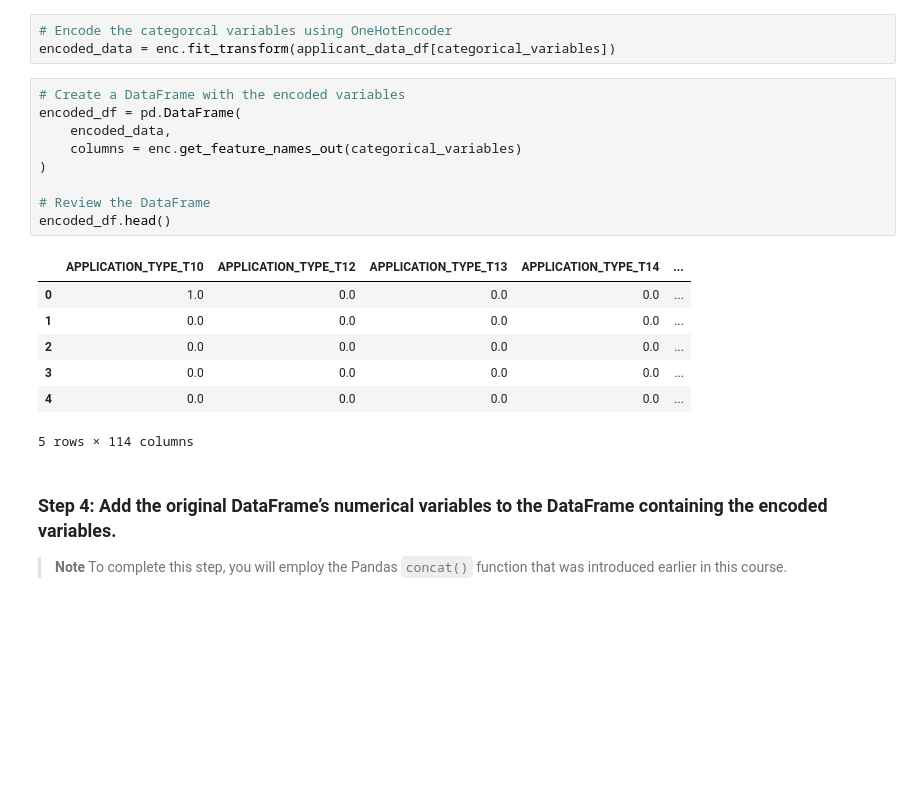
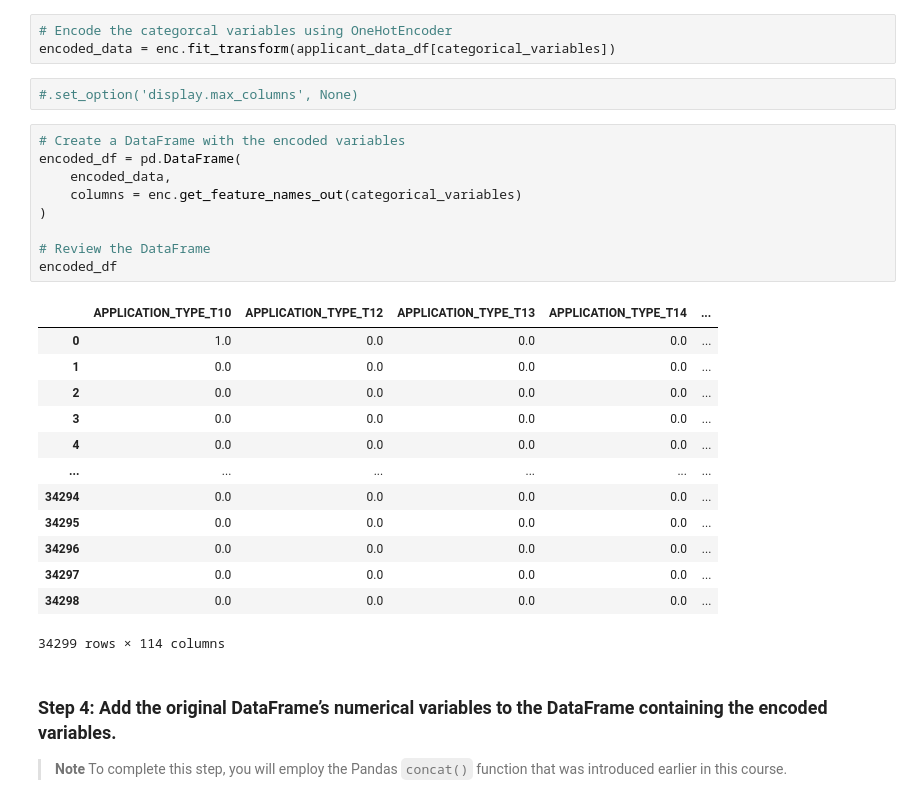
Before and after one commit to jcsung-star/Challenge_13, a Jupyter notebook: venture_funding_with_deep_learning.ipynb, the cells around one changed output. Drawn from its saved outputs; the diff is of its cells as text; blank space fills up the shorter version.

```diff
--- a/venture_funding_with_deep_learning.ipynb
+++ b/venture_funding_with_deep_learning.ipynb
@@ -164,23 +167,31 @@ enc = OneHotEncoder(sparse = False)
 # %%
 # Encode the categorcal variables using OneHotEncoder
 encoded_data = enc.fit_transform(applicant_data_df[categorical_variables])
+# %%
+#.set_option('display.max_columns', None)
 # %%
 # Create a DataFrame with the encoded variables
 encoded_df = pd.DataFrame(
     encoded_data,
     columns = enc.get_feature_names_out(categorical_variables)
 )
 
 # Review the DataFrame
-encoded_df.head()
+encoded_df
 # %% [output]
 |  | APPLICATION_TYPE_T10 | APPLICATION_TYPE_T12 | APPLICATION_TYPE_T13 | APPLICATION_TYPE_T14 | ... |
 | 0 | 1.0 | 0.0 | 0.0 | 0.0 | ... |
 | 1 | 0.0 | 0.0 | 0.0 | 0.0 | ... |
 | 2 | 0.0 | 0.0 | 0.0 | 0.0 | ... |
 | 3 | 0.0 | 0.0 | 0.0 | 0.0 | ... |
 | 4 | 0.0 | 0.0 | 0.0 | 0.0 | ... |
+| ... | ... | ... | ... | ... | ... |
+| 34294 | 0.0 | 0.0 | 0.0 | 0.0 | ... |
+| 34295 | 0.0 | 0.0 | 0.0 | 0.0 | ... |
+| 34296 | 0.0 | 0.0 | 0.0 | 0.0 | ... |
+| 34297 | 0.0 | 0.0 | 0.0 | 0.0 | ... |
+| 34298 | 0.0 | 0.0 | 0.0 | 0.0 | ... |
-5 rows × 114 columns
+34299 rows × 114 columns
 # %% [markdown]
 ### Step 4: Add the original DataFrame’s numerical variables to the DataFrame containing the encoded variables.
 
```
Also changed, not shown: parts of 34 cells of this notebook, 4 other files.
